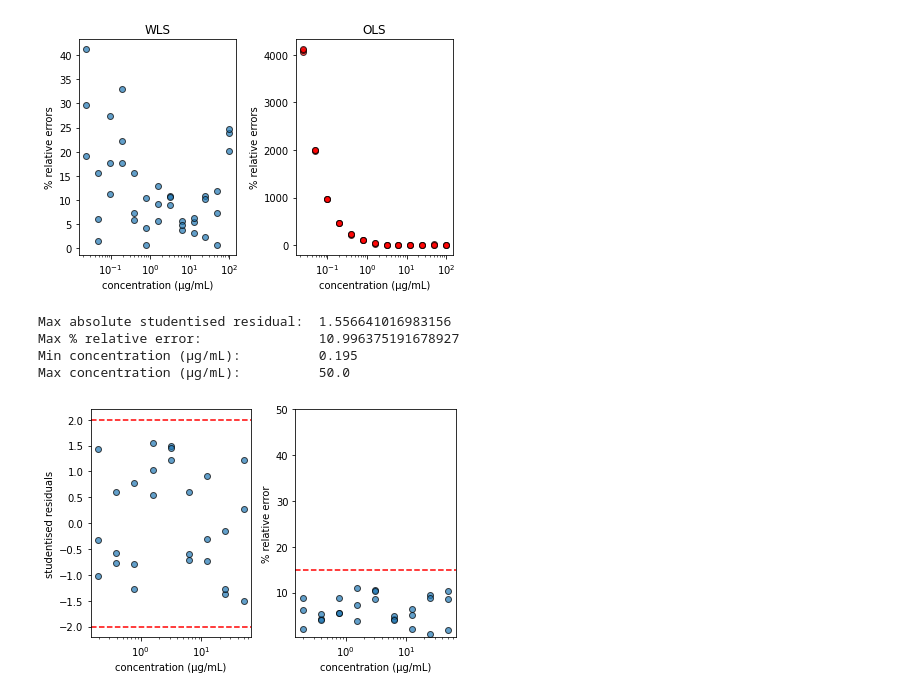
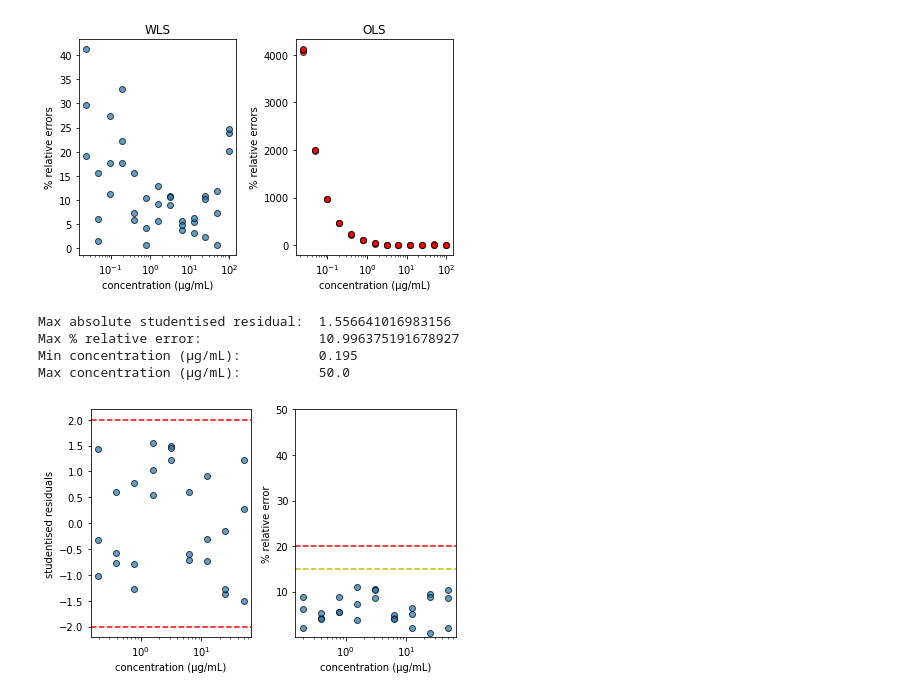
Before and after one commit to hainesm6/standard-linearity, a Jupyter notebook: scripts_nbs/bmg_standard_exploration.ipynb, the cells around one changed output. Saved outputs shown, nothing was run; the diff lists cells and outputs as text; code cells hidden in the pictures.

```diff
--- a/scripts_nbs/bmg_standard_exploration.ipynb
+++ b/scripts_nbs/bmg_standard_exploration.ipynb
@@ -50,7 +51,7 @@ ols_model = sm.OLS(
     response,
     predictors
 )
-ols_fit = model.fit()
+ols_fit = ols_model.fit()
 ols_fit.summary()
 # %% [output]
 OLS Regression Results
@@ -223,7 +227,26 @@ plt.tight_layout()
 # %% [output]
 [figure]
 # %%
-data2 = data.iloc[3:3*10, :] # Drop rows to improve quantification.
+data2 = pd.read_csv(
+    PATH_TO_CSVS / "22-03-25_19-01-53_pierce_gfp_standard.CSV",
+    header=3,
+    nrows=10*3
+)
+data2 = data2.iloc[3:, :]
+data2.dropna(
+    axis=1,
+    how="all",
+    inplace=True
+)
+data2.dropna(inplace=True)
+data2.rename(
+    {
+        "Standard Concentrations": "concentration",
+        " Blank corrected based on Raw Data (F: 482-16/525-20)": "fluorescence"
+    },
+    inplace=True,
+    axis=1
+)
 response, predictors = dmatrices(
     "concentration ~ fluorescence",
     data=data2,
@@ -251,35 +274,36 @@ for ax in axs:
 
 
 axs[0].scatter(
     data2["concentration"],
     student_resid,
     alpha=0.7,
     edgecolors="k"
 )
 axs[0].set_ylabel("studentised residuals")
 axs[0].axhline(y=2, color="r", linestyle="--")
 axs[0].axhline(y=-2, color="r", linestyle="--")
 
 axs[1].scatter(
     data2["concentration"],
     wls_errors,
     alpha=0.7,
     edgecolors="k"
 )
-axs[1].axhline(y=15, color='r', linestyle='--')
+axs[1].axhline(y=15, color='y', linestyle='--')
+axs[1].axhline(y=20, color='r', linestyle='--')
 axs[1].set_ylabel("% relative error")
 axs[1].set_ylim(top=50)
 plt.tight_layout()
 print(f"{'Max absolute studentised residual:': <35} {max(np.absolute(student_resid))}")
 print(f"{'Max % relative error:': <35} {max(wls_errors)}")
 print(f"{'Min concentration (μg/mL):': <35} {np.min(data2['concentration'])}")
 print(f"{'Max concentration (μg/mL):': <35} {np.max(data2['concentration'])}")
 # %% [output]
 Max absolute studentised residual:  1.556641016983156
 Max % relative error:               10.996375191678927
 Min concentration (μg/mL):          0.195
 Max concentration (μg/mL):          50.0
-[figure, old version]
+[figure, new version]
 # %%
 wls_fit.summary()
 # %% [output]
```
Also changed, not shown: parts of 9 cells of this notebook, 4 other files.
